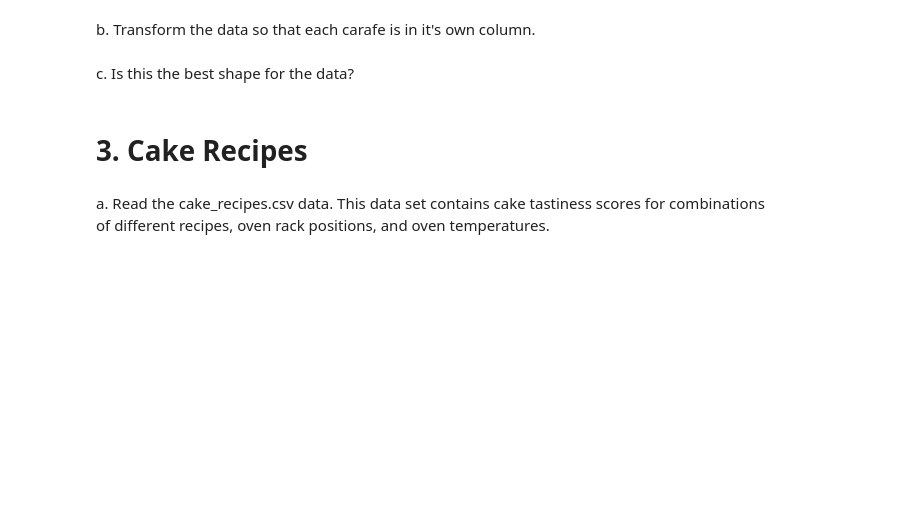
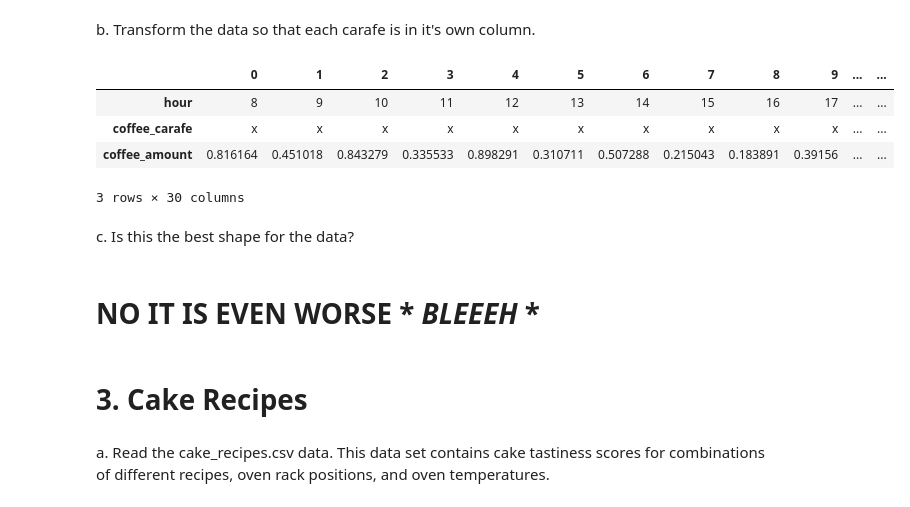
Before and after one commit to ThompsonBethany01/classification-exercises, a Jupyter notebook: tidy_data.ipynb, the cells around one changed output. Saved outputs shown, nothing was run; the diff lists cells and outputs as text; code cells hidden in the pictures; blank space fills up the shorter version.

```diff
--- a/tidy_data.ipynb
+++ b/tidy_data.ipynb
@@ -92,3 +92,6 @@ attendance_df.drop(columns,axis=1)
 # 2. Coffee Levels
 # %% [markdown]
 a. Read the coffee_levels.csv file.
+# %%
+#loading data
+coffee_df = pd.read_csv('coffee_levels.csv')
@@ -95,7 +107,18 @@ a. Read the coffee_levels.csv file.
 # %% [markdown]
 b. Transform the data so that each carafe is in it's own column.
+# %%
+#transposing so x,y,z in columns
+coffee_df.T
+# %% [output]
+|  | 0 | 1 | 2 | 3 | 4 | 5 | 6 | 7 | 8 | 9 | ... | ... |
+| hour | 8 | 9 | 10 | 11 | 12 | 13 | 14 | 15 | 16 | 17 | ... | ... |
+| coffee_carafe | x | x | x | x | x | x | x | x | x | x | ... | ... |
+| coffee_amount | 0.816164 | 0.451018 | 0.843279 | 0.335533 | 0.898291 | 0.310711 | 0.507288 | 0.215043 | 0.183891 | 0.39156 | ... | ... |
+3 rows × 30 columns
 # %% [markdown]
 c. Is this the best shape for the data?
+# %% [markdown]
+# NO IT IS EVEN WORSE * *BLEEEH* *
 # %% [markdown]
 # 3. Cake Recipes
 # %% [markdown]
```
Also changed, not shown: parts of 5 cells of this notebook.
